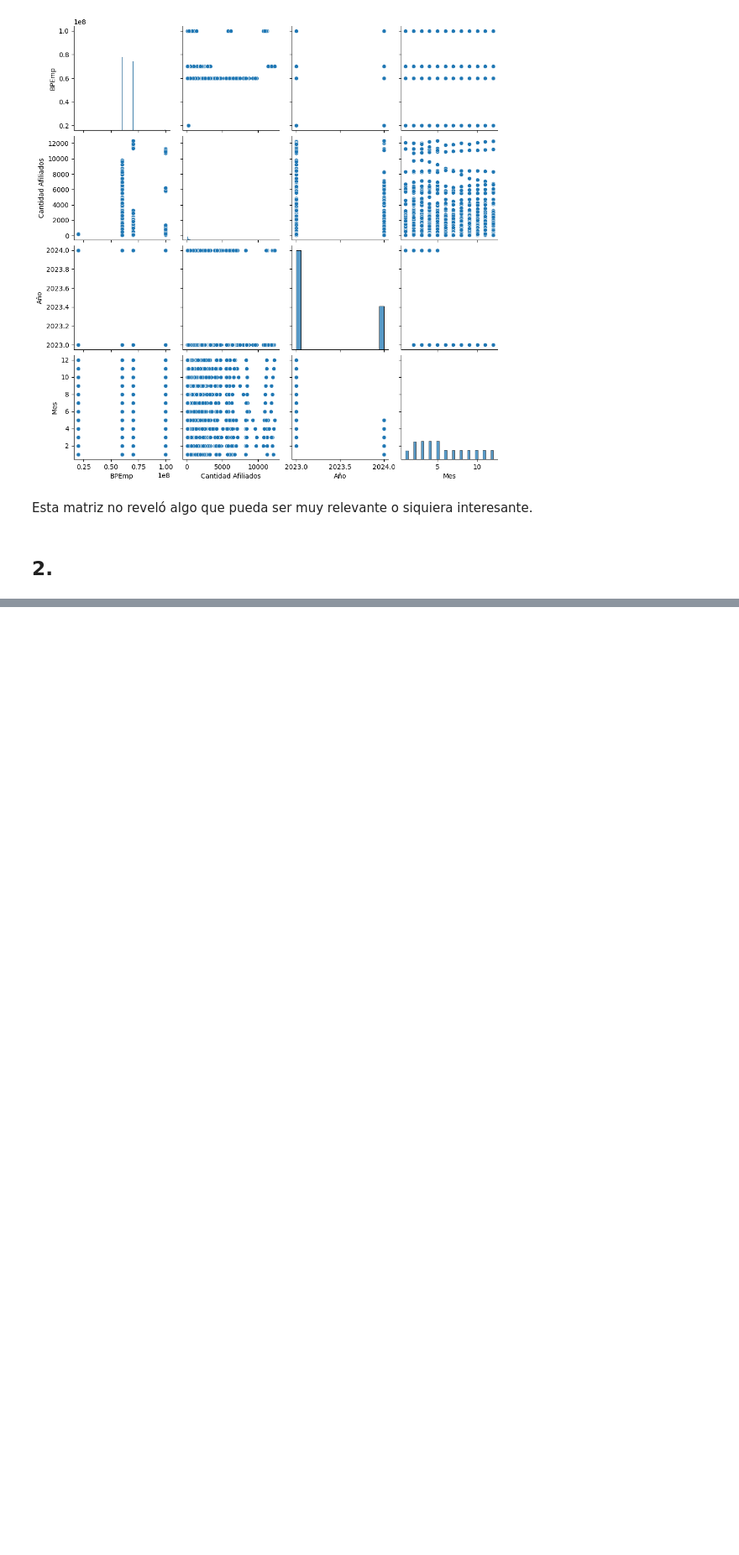
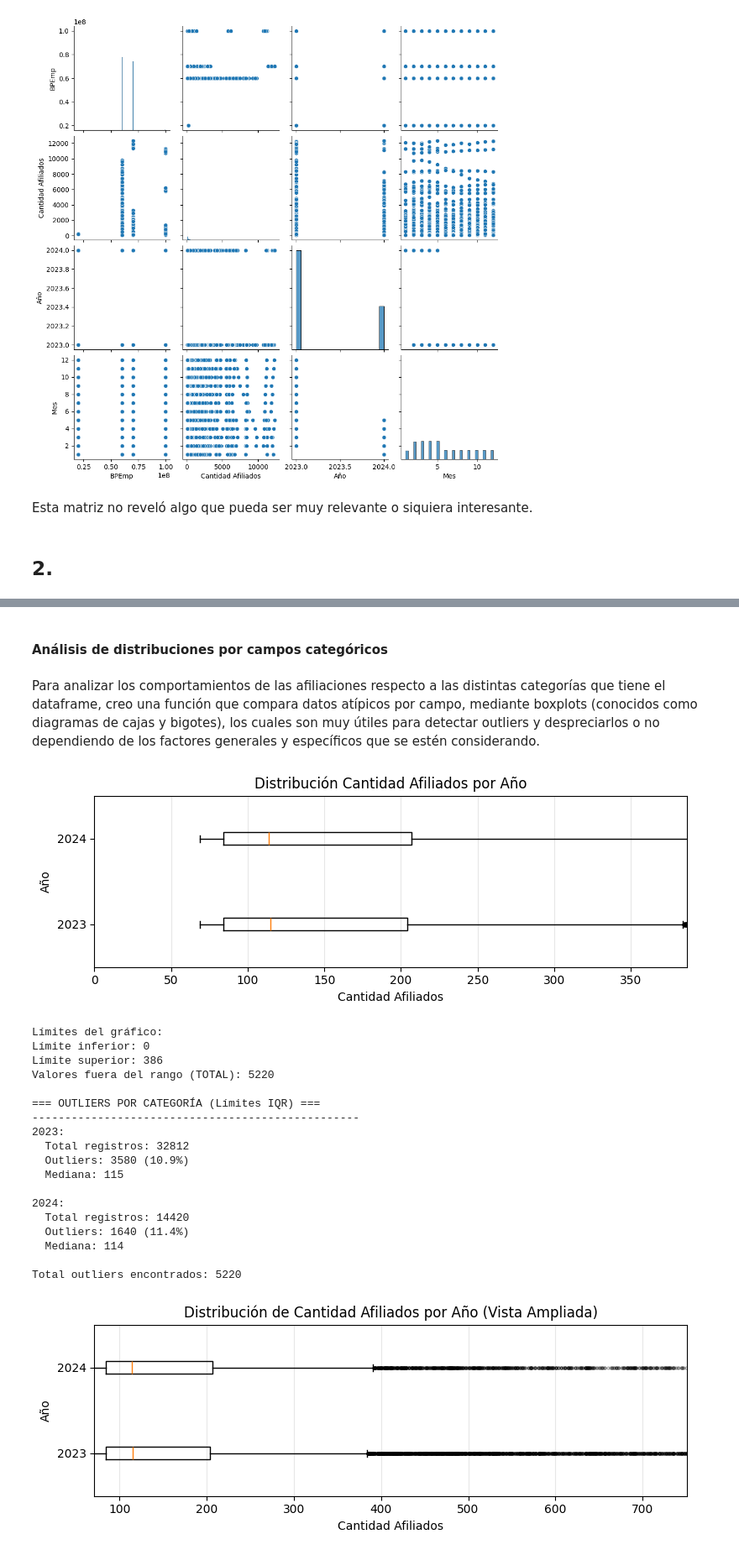
Before and after one commit to fyamith01/Prueba_Comfama, a Jupyter notebook: Entrega/parte_2/modelo_Fabian-Yamith-Tovar.ipynb, the cells around one changed output, grey strips where cells are left out. Shown at 84% size. Cells and saved outputs as stored; diff of their text form; code cells hidden in the pictures; blank space fills up the shorter version.

```diff
--- a/Entrega/parte_2/modelo_Fabian-Yamith-Tovar.ipynb
+++ b/Entrega/parte_2/modelo_Fabian-Yamith-Tovar.ipynb
@@ -77,0 +197,4 @@ Esta matriz no reveló algo que pueda ser muy relevante o siquiera interesante.
+# %% [markdown]
+#### Análisis de distribuciones por campos categóricos
+# %% [markdown]
+Para analizar los comportamientos de las afiliaciones respecto a las distintas categorías que tiene el dataframe, creo una función que compara datos atípicos por campo, mediante boxplots (conocidos como diagramas de cajas y bigotes), los cuales son muy útiles para detectar outliers y despreciarlos o no dependiendo de los factores generales y específicos que se estén considerando.
@@ -77,0 +311,23 @@ Esta matriz no reveló algo que pueda ser muy relevante o siquiera interesante.
+# %%
+boxplot_categorias(df,'Año', 'Cantidad Afiliados')
+# %% [output]
+[figure, added]
+Límites del gráfico:
+Límite inferior: 0
+Límite superior: 386
+Valores fuera del rango (TOTAL): 5220
+
+=== OUTLIERS POR CATEGORÍA (Límites IQR) ===
+--------------------------------------------------
+2023:
+  Total registros: 32812
+  Outliers: 3580 (10.9%)
+  Mediana: 115
+
+2024:
+  Total registros: 14420
+  Outliers: 1640 (11.4%)
+  Mediana: 114
+
+Total outliers encontrados: 5220
+[figure, added]
```
Also changed, not shown: parts of 32 cells of this notebook, 3 other files.
